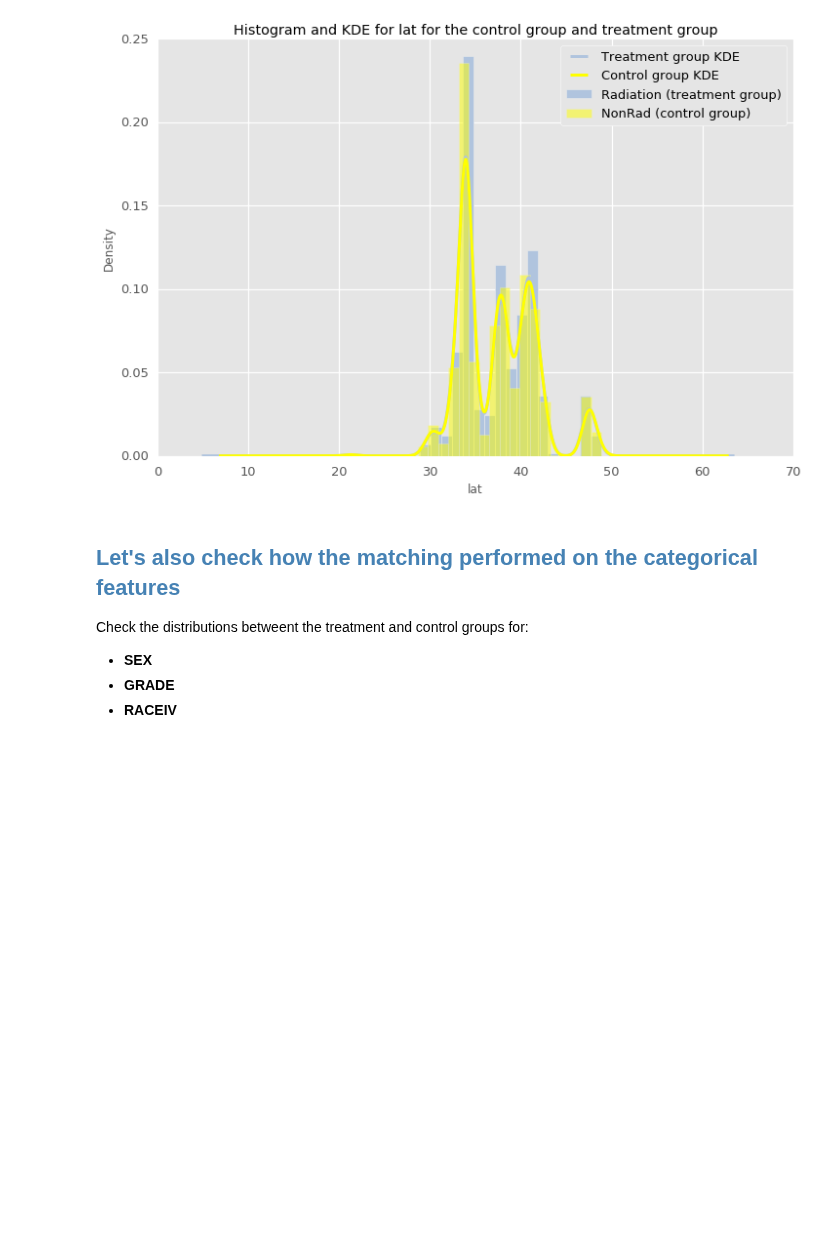
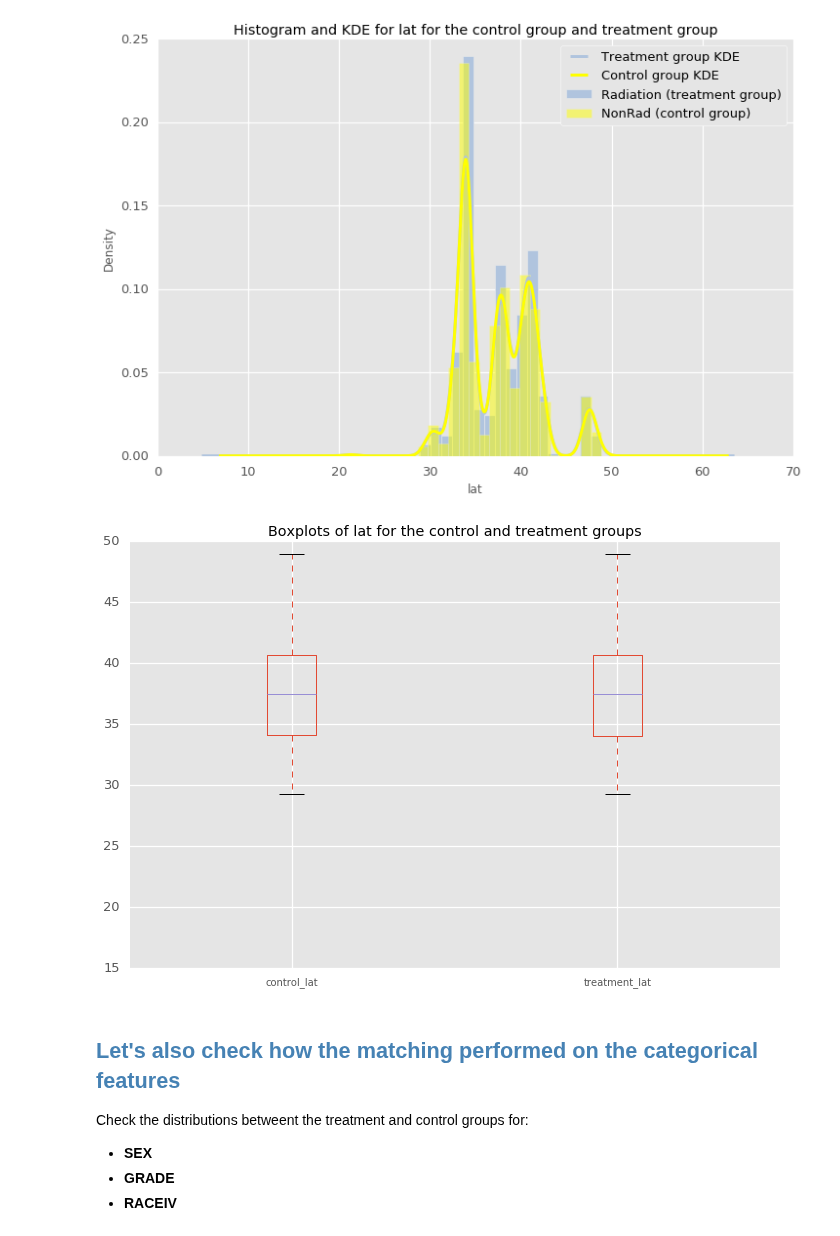
Before and after one commit to doolingdavid/SEERMATCH2, a Jupyter notebook: breast_example.ipynb, the cells around one changed output. Saved outputs shown, nothing was run; the diff lists cells and outputs as text; code cells hidden in the pictures; blank space fills up the shorter version.

```diff
--- a/breast_example.ipynb
+++ b/breast_example.ipynb
@@ -878,6 +878,13 @@ plt.xlabel('lat')
 plt.legend();
 # %% [output]
 [figure]
+# %%
+dflat_comp.boxplot(['control_lat','treatment_lat'],
+                  return_type='axes');
+
+plt.title('Boxplots of lat for the control and treatment groups');
+# %% [output]
+[figure, added]
 # %% [markdown]
 ## <font color='steelblue'>Let's also check how the matching performed on the categorical features</font>
 
```
